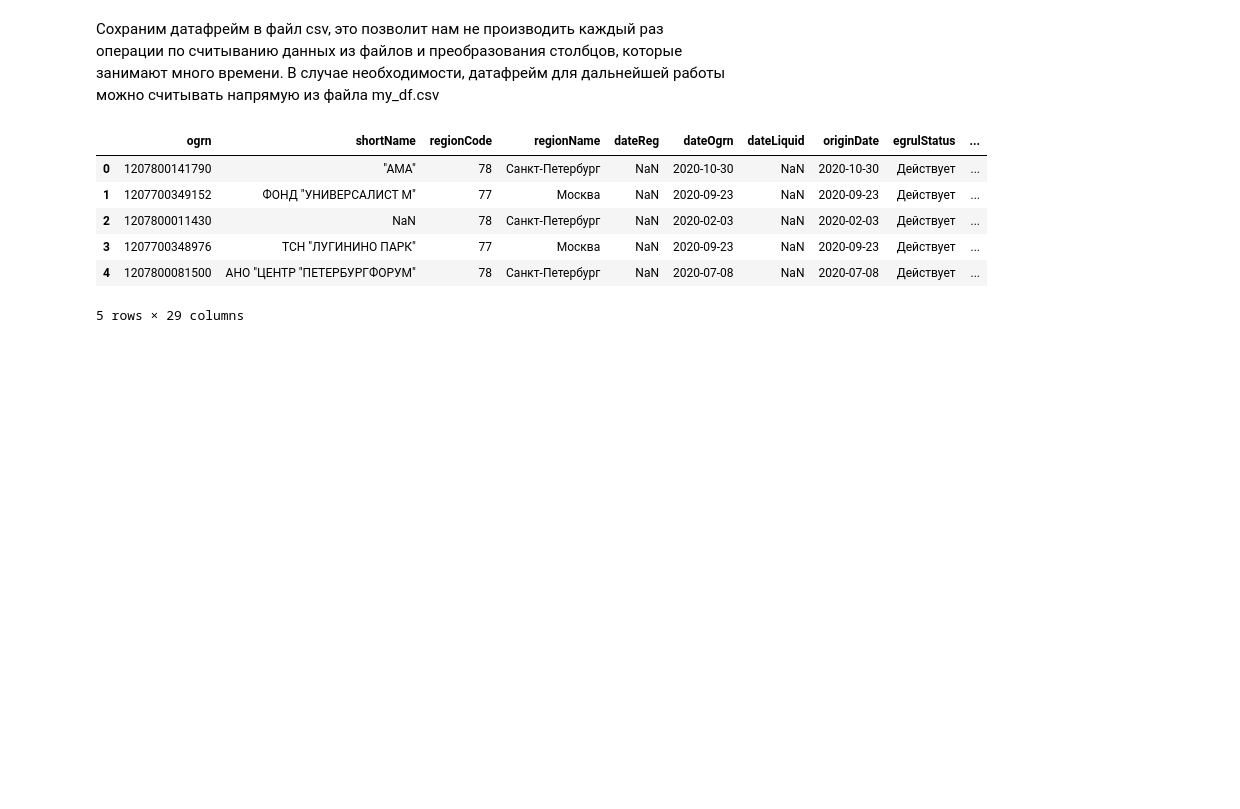
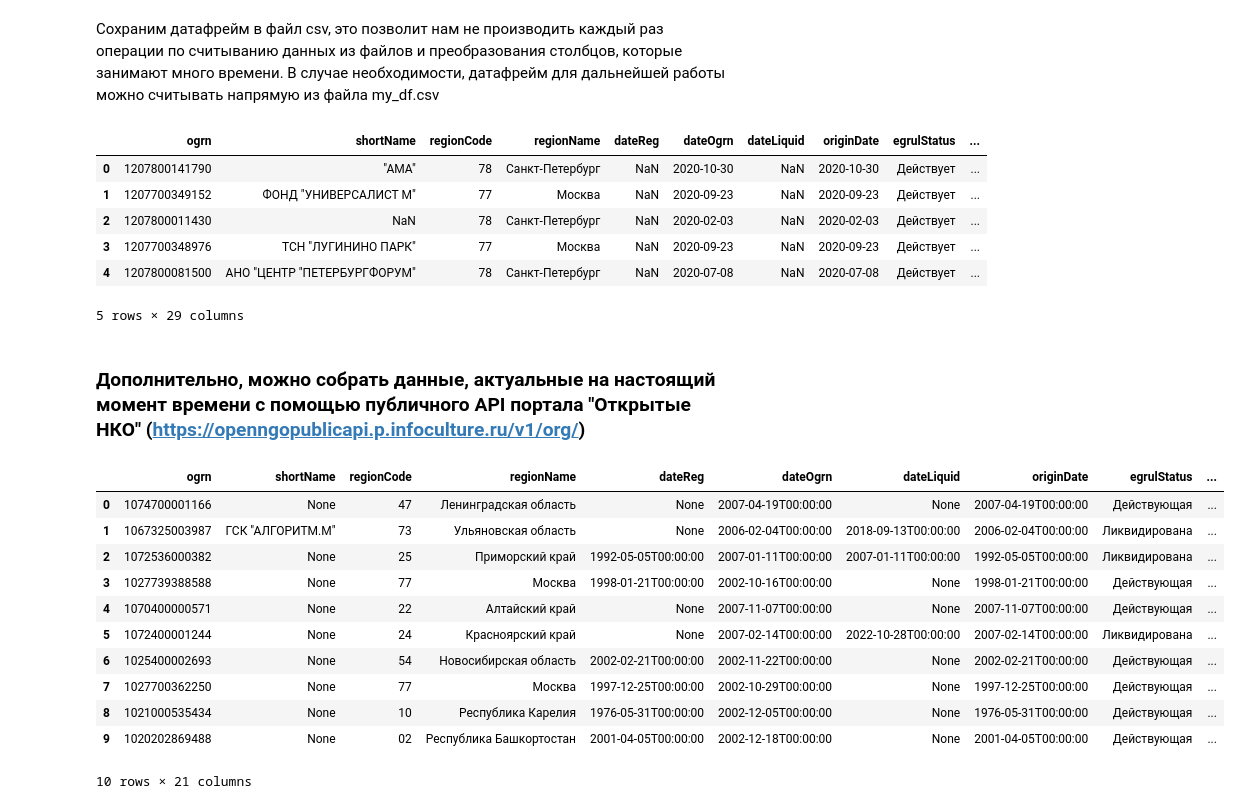
Before and after one commit to NadezdaNN/Money_for_NCO, a Jupyter notebook: Part1.ipynb, the cells around one changed output. Cells and saved outputs as stored; diff of their text form; code cells hidden in the pictures; blank space fills up the shorter version.

```diff
--- a/Part1.ipynb
+++ b/Part1.ipynb
@@ -182,3 +169,5 @@ display(df.head())
 | 3 | 1207700348976 | ТСН "ЛУГИНИНО ПАРК" | 77 | Москва | NaN | 2020-09-23 | NaN | 2020-09-23 | Действует | ... |
 | 4 | 1207800081500 | АНО "ЦЕНТР "ПЕТЕРБУРГФОРУМ" | 78 | Санкт-Петербург | NaN | 2020-07-08 | NaN | 2020-07-08 | Действует | ... |
 5 rows × 29 columns
+# %% [markdown]
+### Дополнительно, можно собрать данные, актуальные на настоящий момент времени с помощью публичного API портала "Открытые НКО" (https://openngopublicapi.p.infoculture.ru/v1/org/)
@@ -184,0 +178,2 @@ display(df.head())
+# %%
+url = 'https://openngopublicapi.p.infoculture.ru/v1/org/' # Определяем адрес страницы
@@ -184,0 +228,21 @@ display(df.head())
+# %%
+data = {'ogrn': ogrn, 'shortName': shortName, 'regionCode': regionCode, 'regionName': regionName, 'dateReg': dateReg, 'dateOgrn': dateOgrn, 'dateLiquid': dateLiquid,
+            'originDate': originDate, 'egrulStatus': egrulStatus, 'incomeTotal': incomeTotal, 'hasRegionalSupport': hasRegionalSupport, 'minjustForm': minjustForm,
+            'minjustStatus': minjustStatus, 'opf_name': opf_name, 'opf_code': opf_code, 'opf_version': opf_version, 'mainOkved_name': mainOkved_name, 'mainOkved_code': mainOkved_code,
+            'sumGrants': sumGrants, 'sumFedSubsidies': sumFedSubsidies, 'sumContracts': sumContracts}
+df = pd.DataFrame(data)
+
+display(df.head(10))
+# %% [output]
+|  | ogrn | shortName | regionCode | regionName | dateReg | dateOgrn | dateLiquid | originDate | egrulStatus | ... |
+| 0 | 1074700001166 | None | 47 | Ленинградская область | None | 2007-04-19T00:00:00 | None | 2007-04-19T00:00:00 | Действующая | ... |
+| 1 | 1067325003987 | ГСК "АЛГОРИТМ.М" | 73 | Ульяновская область | None | 2006-02-04T00:00:00 | 2018-09-13T00:00:00 | 2006-02-04T00:00:00 | Ликвидирована | ... |
+| 2 | 1072536000382 | None | 25 | Приморский край | 1992-05-05T00:00:00 | 2007-01-11T00:00:00 | 2007-01-11T00:00:00 | 1992-05-05T00:00:00 | Ликвидирована | ... |
+| 3 | 1027739388588 | None | 77 | Москва | 1998-01-21T00:00:00 | 2002-10-16T00:00:00 | None | 1998-01-21T00:00:00 | Действующая | ... |
+| 4 | 1070400000571 | None | 22 | Алтайский край | None | 2007-11-07T00:00:00 | None | 2007-11-07T00:00:00 | Действующая | ... |
+| 5 | 1072400001244 | None | 24 | Красноярский край | None | 2007-02-14T00:00:00 | 2022-10-28T00:00:00 | 2007-02-14T00:00:00 | Ликвидирована | ... |
+| 6 | 1025400002693 | None | 54 | Новосибирская область | 2002-02-21T00:00:00 | 2002-11-22T00:00:00 | None | 2002-02-21T00:00:00 | Действующая | ... |
+| 7 | 1027700362250 | None | 77 | Москва | 1997-12-25T00:00:00 | 2002-10-29T00:00:00 | None | 1997-12-25T00:00:00 | Действующая | ... |
+| 8 | 1021000535434 | None | 10 | Республика Карелия | 1976-05-31T00:00:00 | 2002-12-05T00:00:00 | None | 1976-05-31T00:00:00 | Действующая | ... |
+| 9 | 1020202869488 | None | 02 | Республика Башкортостан | 2001-04-05T00:00:00 | 2002-12-18T00:00:00 | None | 2001-04-05T00:00:00 | Действующая | ... |
+10 rows × 21 columns
```
Also changed, not shown: parts of 8 cells of this notebook.
